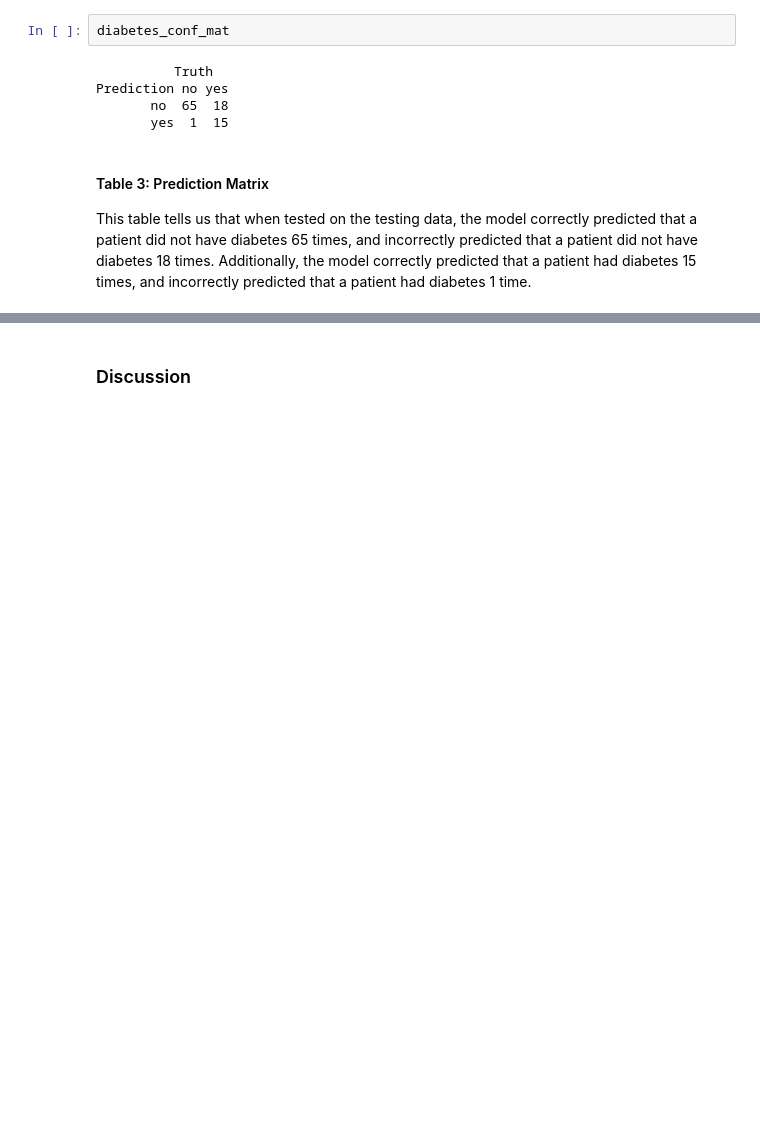
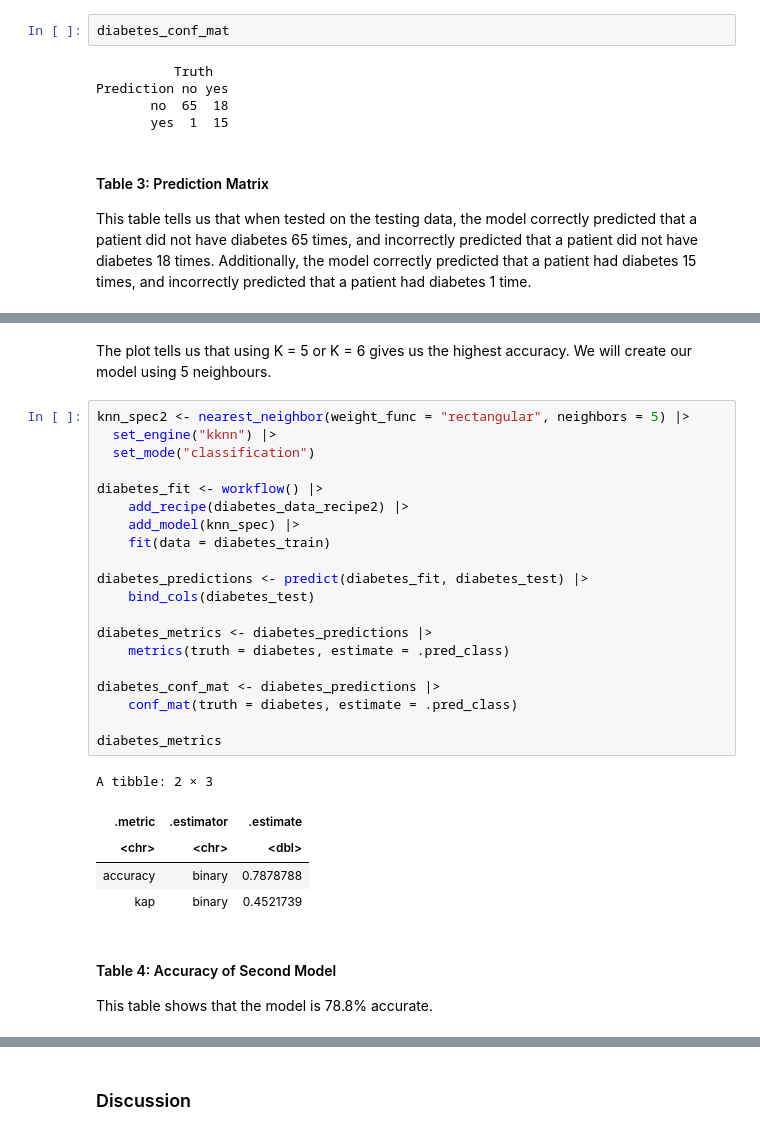
Before and after one commit to jennalenoble/covid_data, a Jupyter notebook: diabetes_classification.ipynb, the cells around one changed output, grey strips where cells are left out. Drawn from its saved outputs; the diff is of its cells as text; blank space fills up the shorter version.

```diff
--- a/diabetes_classification.ipynb
+++ b/diabetes_classification.ipynb
@@ -234,0 +214,32 @@ Next, we will use each of the eight variables in a classification model, in orde
+# %% [markdown]
+The plot tells us that using K = 5 or K = 6 gives us the highest accuracy. We will create our model using 5 neighbours.
+# %%
+knn_spec2 <- nearest_neighbor(weight_func = "rectangular", neighbors = 5) |>
+  set_engine("kknn") |>
+  set_mode("classification")
+
+diabetes_fit <- workflow() |>
+    add_recipe(diabetes_data_recipe2) |>
+    add_model(knn_spec) |>
+    fit(data = diabetes_train)
+
+diabetes_predictions <- predict(diabetes_fit, diabetes_test) |>
+    bind_cols(diabetes_test)
+
+diabetes_metrics <- diabetes_predictions |>
+    metrics(truth = diabetes, estimate = .pred_class)
+
+diabetes_conf_mat <- diabetes_predictions |>
+    conf_mat(truth = diabetes, estimate = .pred_class)
+
+diabetes_metrics
+# %% [output]
+A tibble: 2 × 3
+| .metric | .estimator | .estimate |
+| <chr> | <chr> | <dbl> |
+| accuracy | binary | 0.7878788 |
+| kap | binary | 0.4521739 |
+# %% [markdown]
+#### Table 4: Accuracy of Second Model
+
+This table shows that the model is 78.8% accurate.
```
Also changed, not shown: parts of 8 cells of this notebook.
